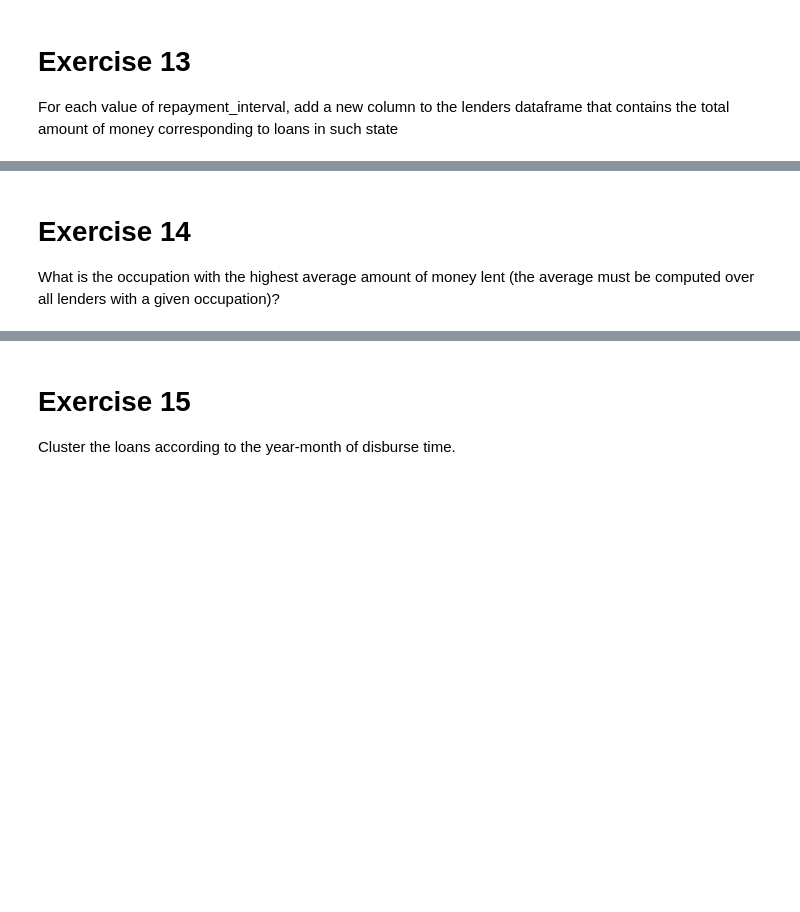
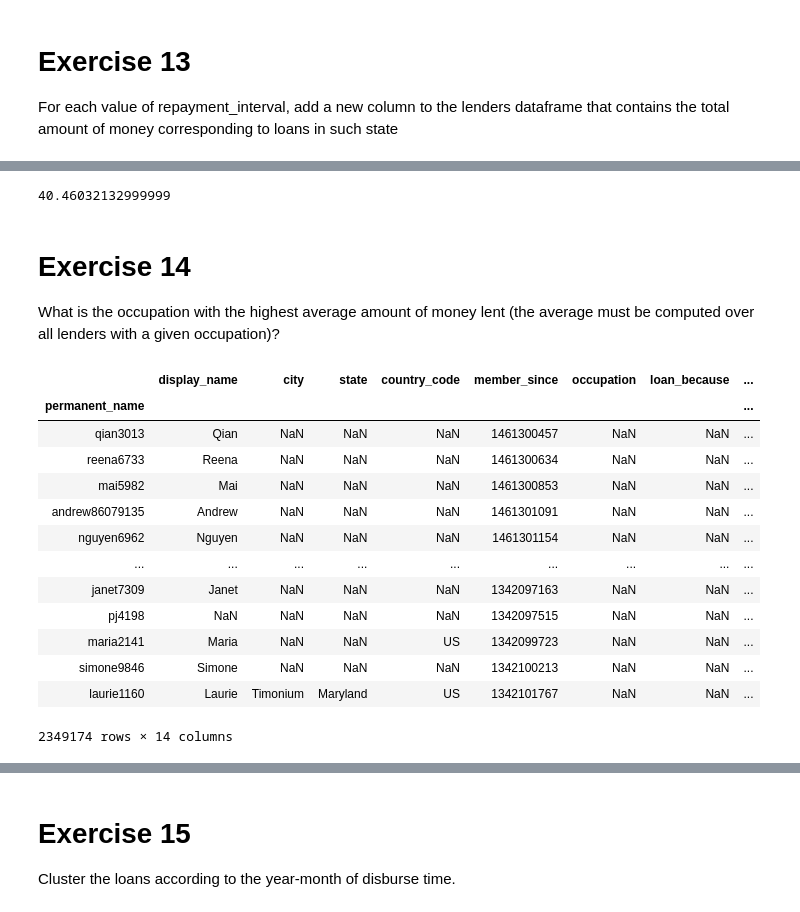
Before and after one commit to msartori10/Computer_Science, a Jupyter notebook: Exam.ipynb, the cells around one changed output, grey strips where cells are left out. Saved outputs shown, nothing was run; the diff lists cells and outputs as text; code cells hidden in the pictures; blank space fills up the shorter version.

```diff
--- a/Exam.ipynb
+++ b/Exam.ipynb
@@ -416,0 +355,3 @@ For each value of repayment_interval, add a new column to the lenders dataframe
+# %%
+merged_status = pd.merge(merged,loans[['loan_id','repayment_interval']],on='loan_id')
+merged_status
@@ -416,0 +372,12 @@ For each value of repayment_interval, add a new column to the lenders dataframe
+# %%
+possible_repayments = list(loans['repayment_interval'].unique())
+for interval in possible_repayments:
+    lenders[interval] = 0
+# %%
+lenders = lenders.set_index('permanent_name')
+# %%
+%%time
+for row in merged_status.index[:1000]:
+    for l in merged_status.at[row,'lenders']:
+        status = merged_status.at[row,'repayment_interval']
+        lenders.ix[l,status] += merged_status.at[row,'funded_divided']
@@ -417,3 +401,24 @@ For each value of repayment_interval, add a new column to the lenders dataframe
+# %%
+len(norm)/5000*429e-3/60
+# %% [output]
+40.46032132999999
 # %% [markdown]
 # Exercise 14
 What is the occupation with the highest average amount of money lent (the average must be computed over all lenders with a given occupation)?
+# %%
+lenders
+# %% [output]
+|  | display_name | city | state | country_code | member_since | occupation | loan_because | ... |
+| permanent_name |  |  |  |  |  |  |  | ... |
+| qian3013 | Qian | NaN | NaN | NaN | 1461300457 | NaN | NaN | ... |
+| reena6733 | Reena | NaN | NaN | NaN | 1461300634 | NaN | NaN | ... |
+| mai5982 | Mai | NaN | NaN | NaN | 1461300853 | NaN | NaN | ... |
+| andrew86079135 | Andrew | NaN | NaN | NaN | 1461301091 | NaN | NaN | ... |
+| nguyen6962 | Nguyen | NaN | NaN | NaN | 1461301154 | NaN | NaN | ... |
+| ... | ... | ... | ... | ... | ... | ... | ... | ... |
+| janet7309 | Janet | NaN | NaN | NaN | 1342097163 | NaN | NaN | ... |
+| pj4198 | NaN | NaN | NaN | NaN | 1342097515 | NaN | NaN | ... |
+| maria2141 | Maria | NaN | NaN | US | 1342099723 | NaN | NaN | ... |
+| simone9846 | Simone | NaN | NaN | NaN | 1342100213 | NaN | NaN | ... |
+| laurie1160 | Laurie | Timonium | Maryland | US | 1342101767 | NaN | NaN | ... |
+2349174 rows × 14 columns
```
Also changed, not shown: parts of 34 cells of this notebook.
